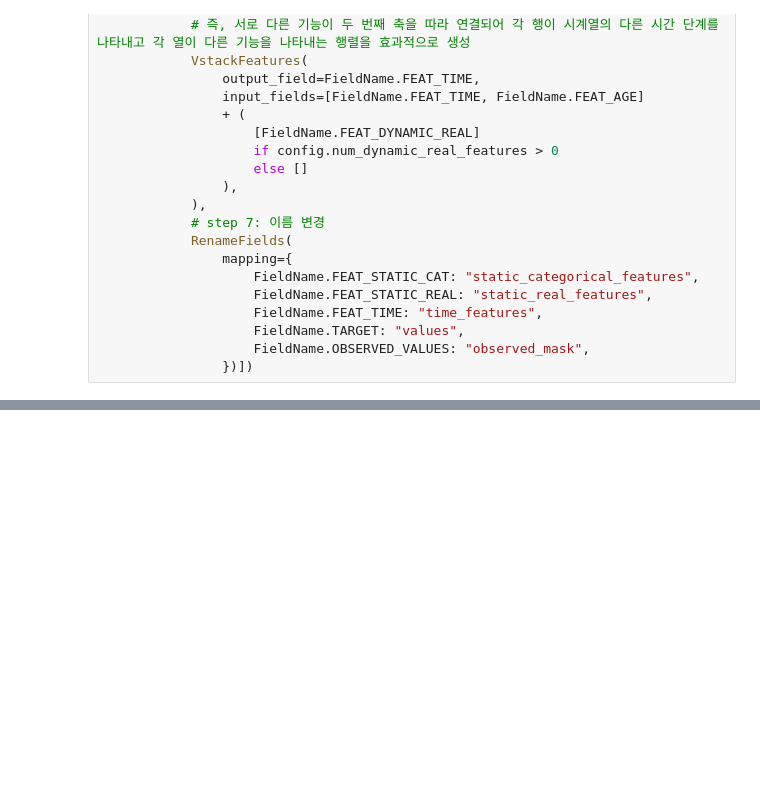
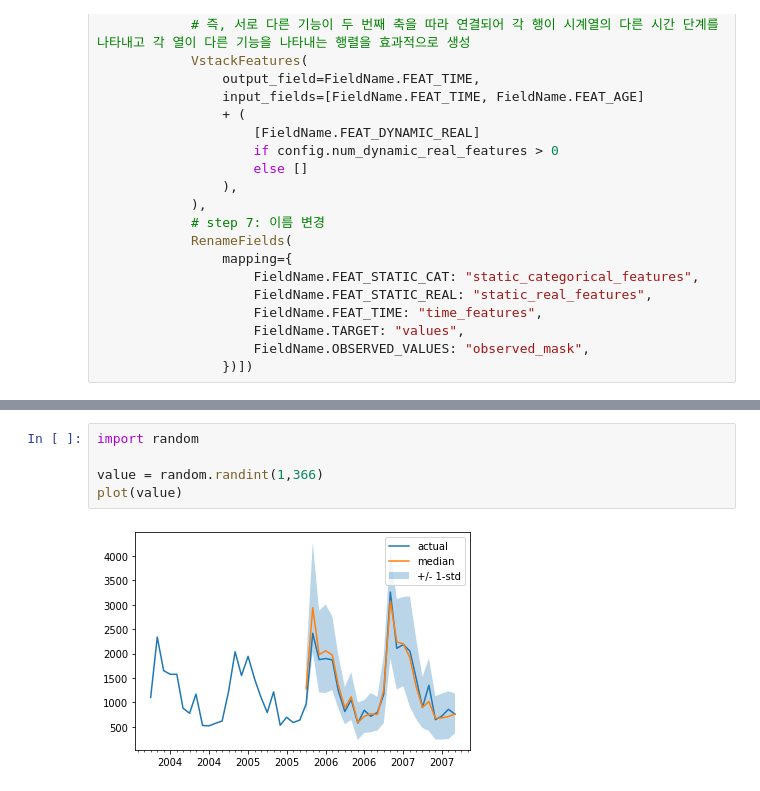
Before and after one commit to chorokdong/Study_everything, a Jupyter notebook: Time_Series/Time_Series_Transformers.ipynb, the cells around one changed output, grey strips where cells are left out. Saved outputs shown, nothing was run; the diff lists cells and outputs as text; blank space fills up the shorter version.

```diff
--- a/Time_Series/Time_Series_Transformers.ipynb
+++ b/Time_Series/Time_Series_Transformers.ipynb
@@ -276,0 +637,7 @@ from typing import Optional
+# %%
+import random
+
+value = random.randint(1,366)
+plot(value)
+# %% [output]
+[figure, added]
```
Also changed, not shown: parts of 23 cells of this notebook.
